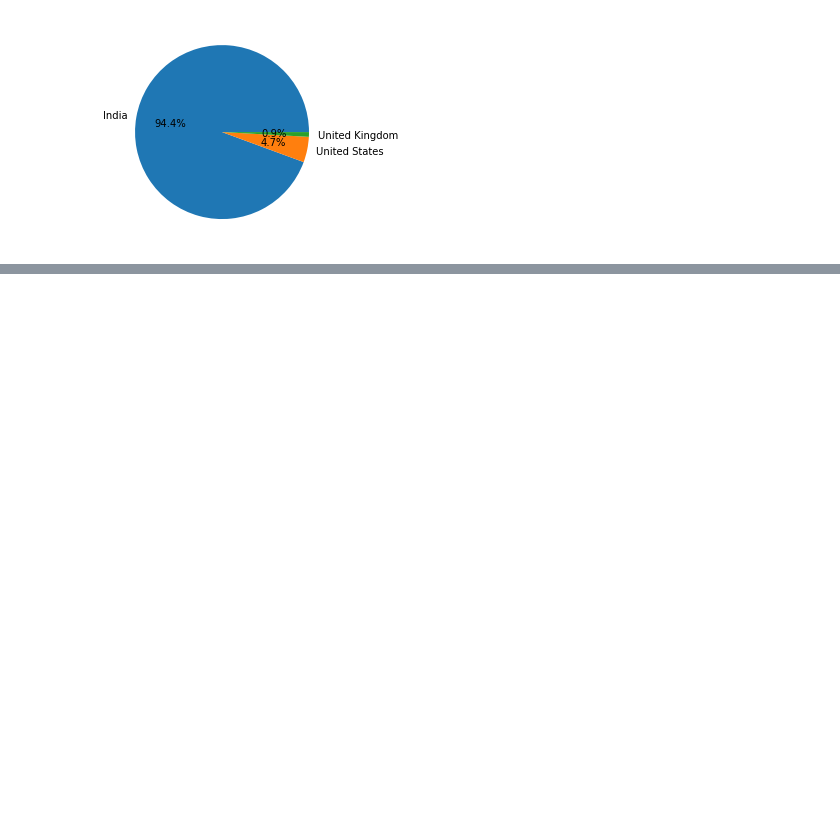
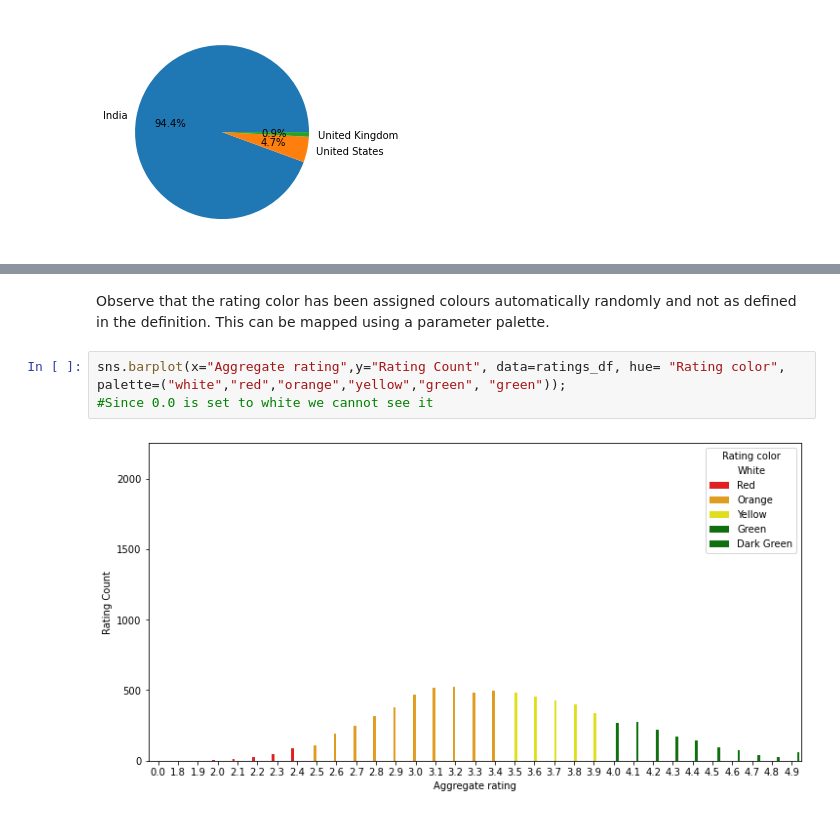
Before and after one commit to santaaastic/Learning_Python_For_DataScience, a Jupyter notebook: Learning Exploratory Data Analysis.ipynb, the cells around one changed output, grey strips where cells are left out. Cells and saved outputs as stored; diff of their text form; blank space fills up the shorter version.

```diff
--- a/Learning Exploratory Data Analysis.ipynb
+++ b/Learning Exploratory Data Analysis.ipynb
@@ -223,0 +346,7 @@ df_pie=plt.pie(df_values[0:3],labels=df_names[0:3],autopct="%1.1f%%");
+# %% [markdown]
+Observe that the rating color has been assigned colours automatically randomly and not as defined in the definition. This can be mapped using a parameter palette.
+# %%
+sns.barplot(x="Aggregate rating",y="Rating Count", data=ratings_df, hue= "Rating color", palette=("white","red","orange","yellow","green", "green"));
+#Since 0.0 is set to white we cannot see it
+# %% [output]
+[figure, added]
```
Also changed, not shown: parts of 58 cells of this notebook.
